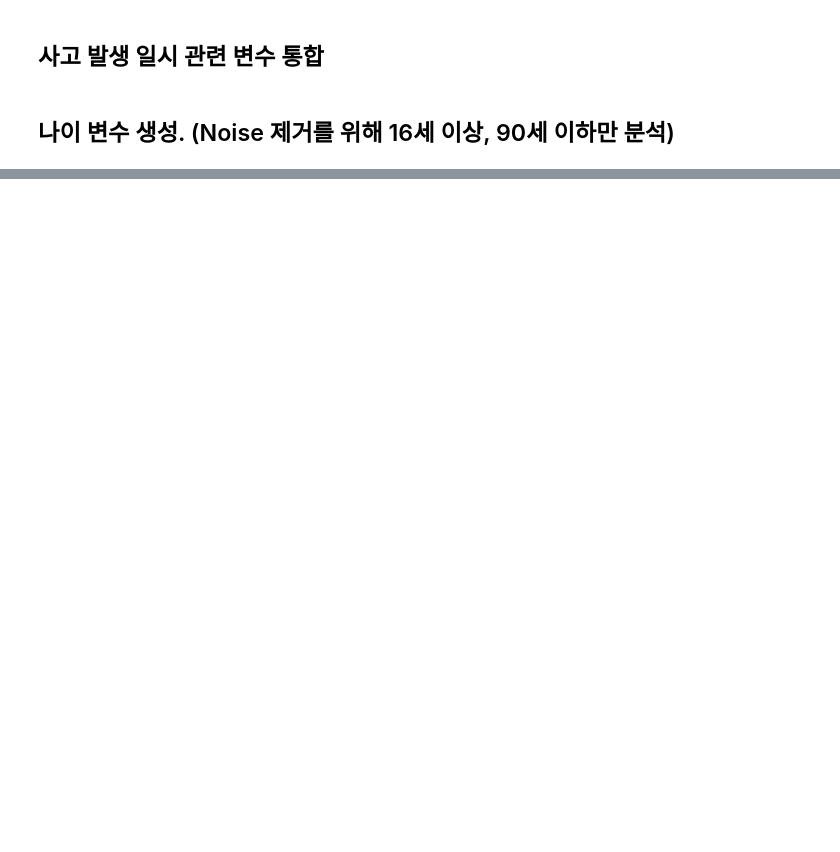
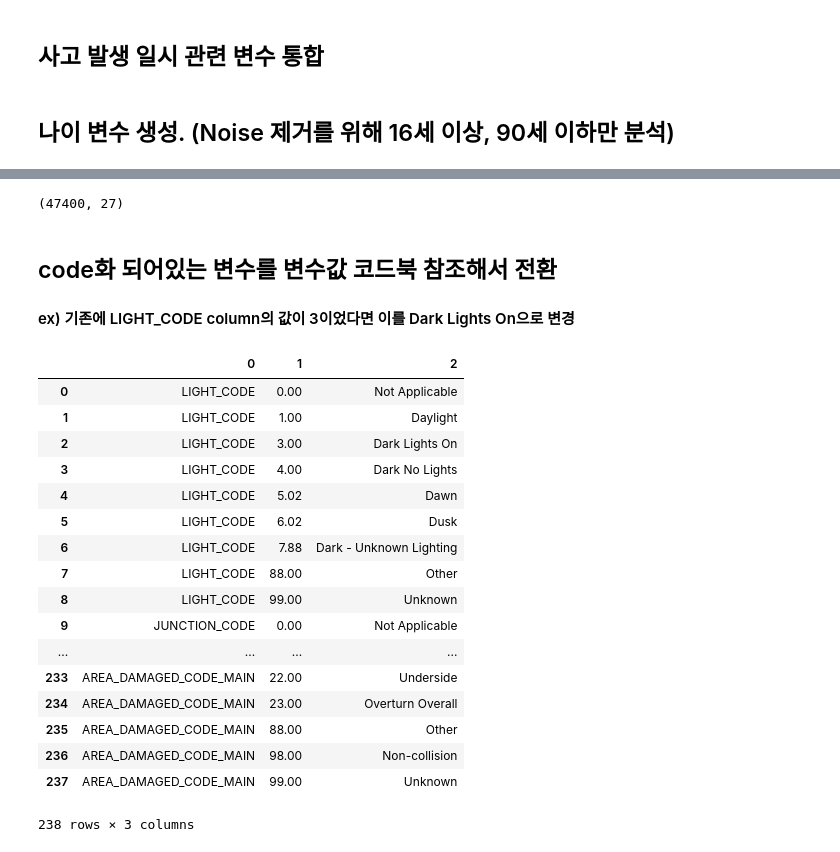
Before and after one commit to Wook0129/bigcamp, a Jupyter notebook: AggregateData.ipynb, the cells around one changed output, grey strips where cells are left out. Drawn from its saved outputs; the diff is of its cells as text; code cells hidden in the pictures; blank space fills up the shorter version.

```diff
--- a/AggregateData.ipynb
+++ b/AggregateData.ipynb
@@ -112,0 +165,30 @@ merged_data.shape
+# %%
+merged_data.shape
+# %% [output]
+(47400, 27)
+# %% [markdown]
+## code화 되어있는 변수를 변수값 코드북 참조해서 전환
+#### ex) 기존에 LIGHT_CODE column의 값이 3이었다면 이를 Dark Lights On으로 변경
+# %%
+desc = pd.read_csv('desc.csv', header=None)
+# %%
+desc
+# %% [output]
+|  | 0 | 1 | 2 |
+| 0 | LIGHT_CODE | 0.00 | Not Applicable |
+| 1 | LIGHT_CODE | 1.00 | Daylight |
+| 2 | LIGHT_CODE | 3.00 | Dark Lights On |
+| 3 | LIGHT_CODE | 4.00 | Dark No Lights |
+| 4 | LIGHT_CODE | 5.02 | Dawn |
+| 5 | LIGHT_CODE | 6.02 | Dusk |
+| 6 | LIGHT_CODE | 7.88 | Dark - Unknown Lighting |
+| 7 | LIGHT_CODE | 88.00 | Other |
+| 8 | LIGHT_CODE | 99.00 | Unknown |
+| 9 | JUNCTION_CODE | 0.00 | Not Applicable |
+| ... | ... | ... | ... |
+| 233 | AREA_DAMAGED_CODE_MAIN | 22.00 | Underside |
+| 234 | AREA_DAMAGED_CODE_MAIN | 23.00 | Overturn Overall |
+| 235 | AREA_DAMAGED_CODE_MAIN | 88.00 | Other |
+| 236 | AREA_DAMAGED_CODE_MAIN | 98.00 | Non-collision |
+| 237 | AREA_DAMAGED_CODE_MAIN | 99.00 | Unknown |
+238 rows × 3 columns
```
Also changed, not shown: parts of 32 cells of this notebook, 2 other files.
